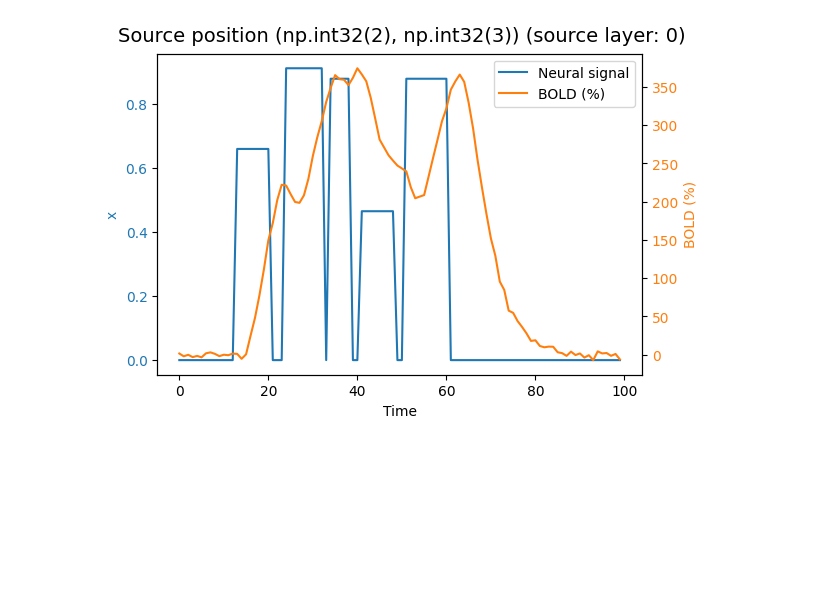
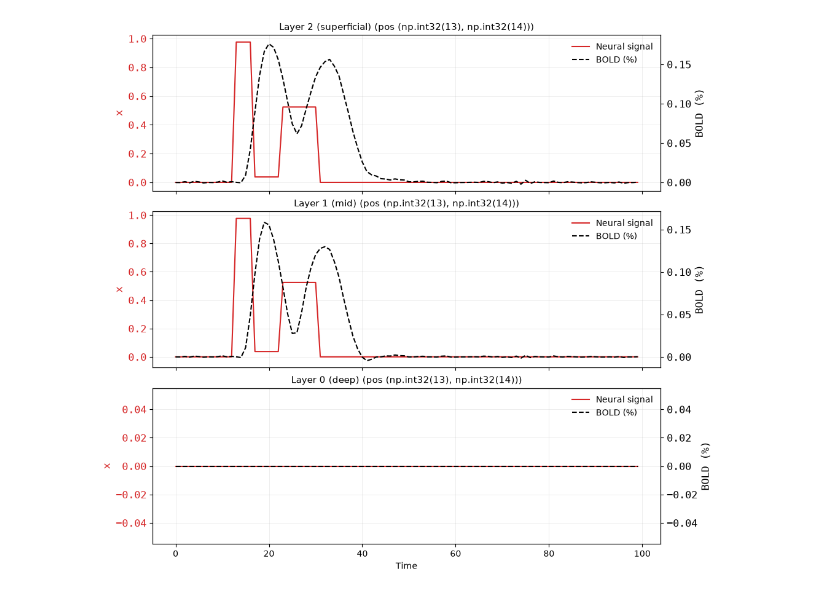
Before and after one commit to DebajyotiS/mich, a Jupyter notebook: notebooks/datatest.ipynb, the cells around one changed output. Cells and saved outputs as stored; diff of their text form; code cells hidden in the pictures; blank space fills up the shorter version.

```diff
--- a/notebooks/datatest.ipynb
+++ b/notebooks/datatest.ipynb
@@ -6,8 +6,8 @@ import numpy as np
 from matplotlib.animation import FuncAnimation
 # %%
 # data_path = "/home/korach/mich/${paths.data_dir}/julie-sim.h5"
-
-data_path = "/home/korach/mich/single_linear_10x10.h5"
+name = "simulations-three_layer_single_source_shared_position_shared_pulse"
+data_path = f"/media/RCPNAS/Data2/sengupta/inversion/mich/data/{name}.h5"
 # %%
 with h5py.File(data_path, "r") as file:
     bold = np.stack([file[layer]["bold"][:50] for layer in file.keys() if "layer" in layer], axis=1)
@@ -24,8 +24,8 @@ with h5py.File(data_path, "r") as file:
     )
     config = json.loads(file["meta"].attrs["config"])
 
-    source_location = file["meta"]["source_layer"][:50]
-    source_pos = file["meta"]["source_position"][:50]
+    source_location = file["meta"]["sources"]["layer"][:50]
+    source_pos = file["meta"]["sources"]["position"][:50]
 # %%
 print("Data shapes:")
 print("BOLD:", bold.shape)
@@ -52,30 +52,83 @@ Config: {'defaults': ['_self_', {'private': 'private.yaml'}, {'paths': 'default.
 data_idx = np.random.randint(0, bold.shape[0])
 slayer = source_location[data_idx]
 spos = source_pos[data_idx]
-print(f"Source layer: {slayer}, Source position: {spos}")
-
 n_layers = x.shape[1]
 
-fig, ax = plt.subplots(
-    nrows=n_layers, ncols=1, figsize=(6, 4), sharex=True, constrained_layout=True
-)
+val_idx = np.where(slayer != -1)
+ran_val_idx = np.random.choice(val_idx[0])
 
 
-x_sig = x[data_idx, 0, :, *spos]
-bold_sig = bold[data_idx, 0, :, *spos]
+def layer_source_position(layer, fallback_idx):
+    """Random active-source position for this layer; falls back to fallback_idx's position
+    if the layer has no active source in this sample."""
+    layer_events = np.where(slayer == layer)[0]
+    if len(layer_events) == 0:
+        return tuple(spos[fallback_idx])
+    return tuple(spos[np.random.choice(layer_events)])
 
-(l1,) = ax.plot(x_sig, color="tab:blue", label="Neural signal")
-ax.set_ylabel("x", color="tab:blue")
-ax.tick_params(axis="y", labelcolor="tab:blue")
 
-ax2 = ax.twinx()
-(l2,) = ax2.plot(bold_sig * 100, color="tab:orange", label="BOLD (%)")
-ax2.set_ylabel("BOLD (%)", color="tab:orange")
-ax2.tick_params(axis="y", labelcolor="tab:orange")
+def layer_label(layer, n_layers):
+    """Human-readable label for a layer index. Layer 0 is deepest, n_layers - 1 is most superficial."""
+    if n_layers == 1:
+        return f"Layer {layer}"
+    if layer == 0:
+        depth = "deep"
+    elif layer == n_layers - 1:
+        depth = "superficial"
+    else:
+        depth = "mid"
+    return f"Layer {layer} ({depth})"
 
-ax.legend(handles=[l1, l2], loc="upper right")
 
-ax.set_xlabel("Time")
-fig.suptitle(f"Source position {tuple(spos)} (source layer: {slayer})", fontsize=14)
+def align_yaxis(ax1, ax2):
+    """Align the zero of ax2 with the zero of ax1, expanding limits as needed."""
+    axes = (ax1, ax2)
+    extrema = [a.get_ylim() for a in axes]
+    tops = [extr[1] / (extr[1] - extr[0]) for extr in extrema]
+    if tops[0] > tops[1]:
+        axes, extrema, tops = (list(reversed(v)) for v in (axes, extrema, tops))
+
+    tot_span = tops[1] + 1 - tops[0]
+
+    b_new_t = extrema[0][0] + tot_span * (extrema[0][1] - extrema[0][0])
+    t_new_b = extrema[1][1] - tot_span * (extrema[1][1] - extrema[1][0])
+    axes[0].set_ylim(extrema[0][0], b_new_t)
+    axes[1].set_ylim(t_new_b, extrema[1][1])
+
+
+fig, axes = plt.subplots(
+    nrows=n_layers,
+    ncols=1,
+    figsize=(10, 3 * n_layers),
+    sharex=True,
+    constrained_layout=True,
+    squeeze=False,
+)
+axes = axes[:, 0]
+
+for layer in range(n_layers):
+    row = n_layers - 1 - layer  # deepest at bottom, most superficial at top
+    ax = axes[row]
+    pos = layer_source_position(layer, ran_val_idx)
+
+    x_sig = x[data_idx, layer, :, *pos]
+    bold_sig = bold[data_idx, layer, :, *pos]
+
+    (l1,) = ax.plot(x_sig, color="tab:red", label="Neural signal")
+    ax.set_ylabel("x", color="tab:red", fontsize=12, font="monospace")
+    ax.tick_params(axis="y", labelcolor="tab:red", labelsize=12, labelfontfamily="monospace")
+    ax.set_title(f"{layer_label(layer, n_layers)} (pos {pos})", fontsize=11)
+
+    ax2 = ax.twinx()
+    (l2,) = ax2.plot(bold_sig, color="black", ls="--", label="BOLD (%)")
+    ax2.set_ylabel("BOLD (%)", color="black", fontsize=12, font="monospace")
+    ax2.tick_params(axis="y", labelcolor="black", labelsize=12, labelfontfamily="monospace")
+
+    align_yaxis(ax, ax2)
+
+    ax.legend(handles=[l1, l2], loc="upper right", frameon=False)
+    ax.grid(True, linewidth=0.5, alpha=0.3, which="both")
+
+axes[-1].set_xlabel("Time")
 plt.show()
 # %% [output]
@@ -83,2 +135,2 @@ Source layer: 0, Source position: [2 3]
-[figure, old version]
+[figure, new version]
 # %%
```
Also changed, not shown: parts of 5 cells of this notebook, 1 other file.
